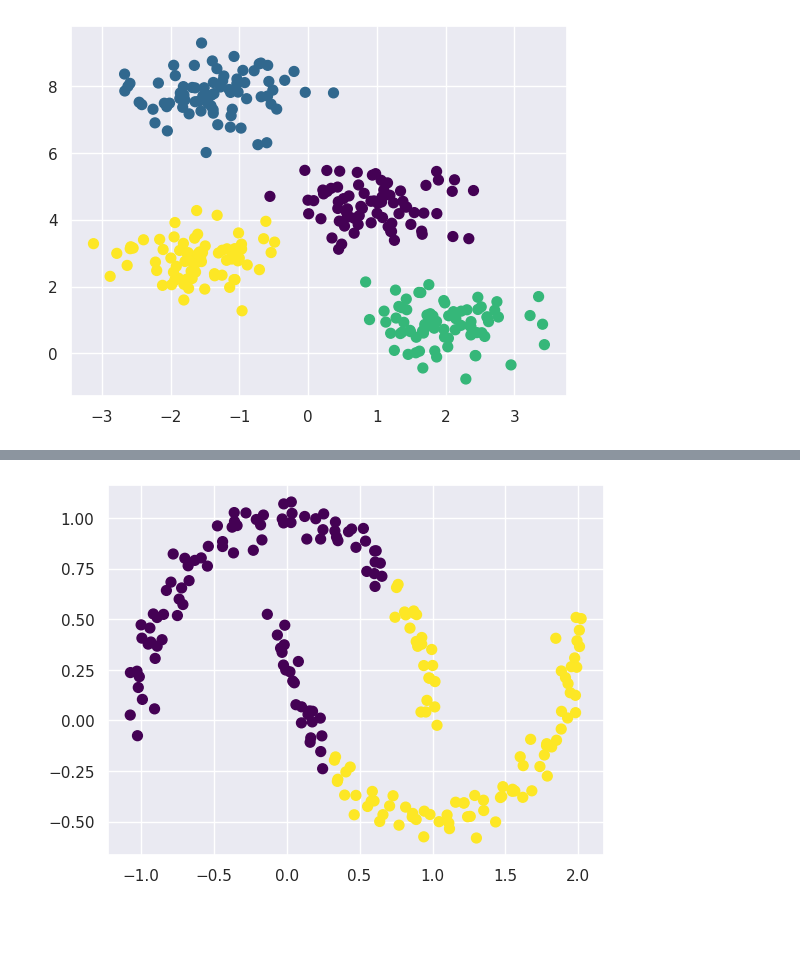
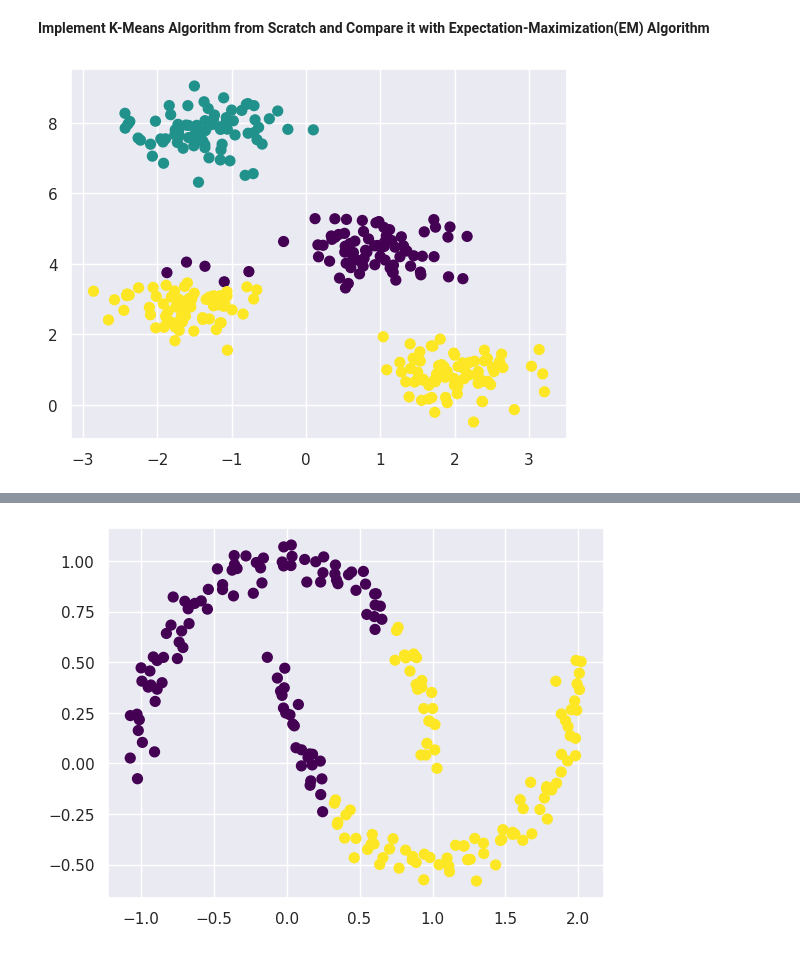
Before and after one commit to hithesh2005/AIML-2303A51291, a Jupyter notebook: Lab10.ipynb, the cells around one changed output, grey strips where cells are left out. Saved outputs shown, nothing was run; the diff lists cells and outputs as text; code cells hidden in the pictures; blank space fills up the shorter version.

```diff
--- a/Lab10.ipynb
+++ b/Lab10.ipynb
@@ -9,6 +125,6 @@ import numpy as np
 # %%
 from sklearn.datasets import make_blobs
 X, y_true = make_blobs(n_samples=300, centers=4,
-                       cluster_std=0.60, random_state=0)
+                       cluster_std=0.50, random_state=0)
 plt.scatter(X[:, 0], X[:, 1], s=50,color='blue');
 # %% [output]
@@ -32,31 +149,32 @@ plt.scatter(centers[:, 0], centers[:, 1], c='black', s=200, alpha=0.5);
+# %% [markdown]
+**Implement K-Means Algorithm from Scratch and
+Compare it with Expectation-Maximization(EM) Algorithm**
 # %%
-#Implement K-Means Algorithm from Scratch and Compare it with Expectation-Maximization(EM) Algorithm
-
 from sklearn.metrics import pairwise_distances_argmin
 
 def find_clusters(X, n_clusters, rseed=2):
     # 1. Randomly choose clusters
     rng = np.random.RandomState(rseed)
     i = rng.permutation(X.shape[0])[:n_clusters]
     centers = X[i]
 
     while True:
         # 2a. Assign labels based on closest center
         labels = pairwise_distances_argmin(X, centers)
 
         # 2b. Find new centers from means of points
         new_centers = np.array([X[labels == i].mean(0)
                                 for i in range(n_clusters)])
 
         # 2c. Check for convergence
         if np.all(centers == new_centers):
             break
         centers = new_centers
 
     return centers, labels
 
-centers, labels = find_clusters(X, 4)
+centers, labels = find_clusters(X, 3)
 plt.scatter(X[:, 0], X[:, 1], c=labels,
             s=50, cmap='viridis');
 # %% [output]
-[figure, old version]
+[figure, new version]
```
Also changed, not shown: parts of 43 cells of this notebook.
